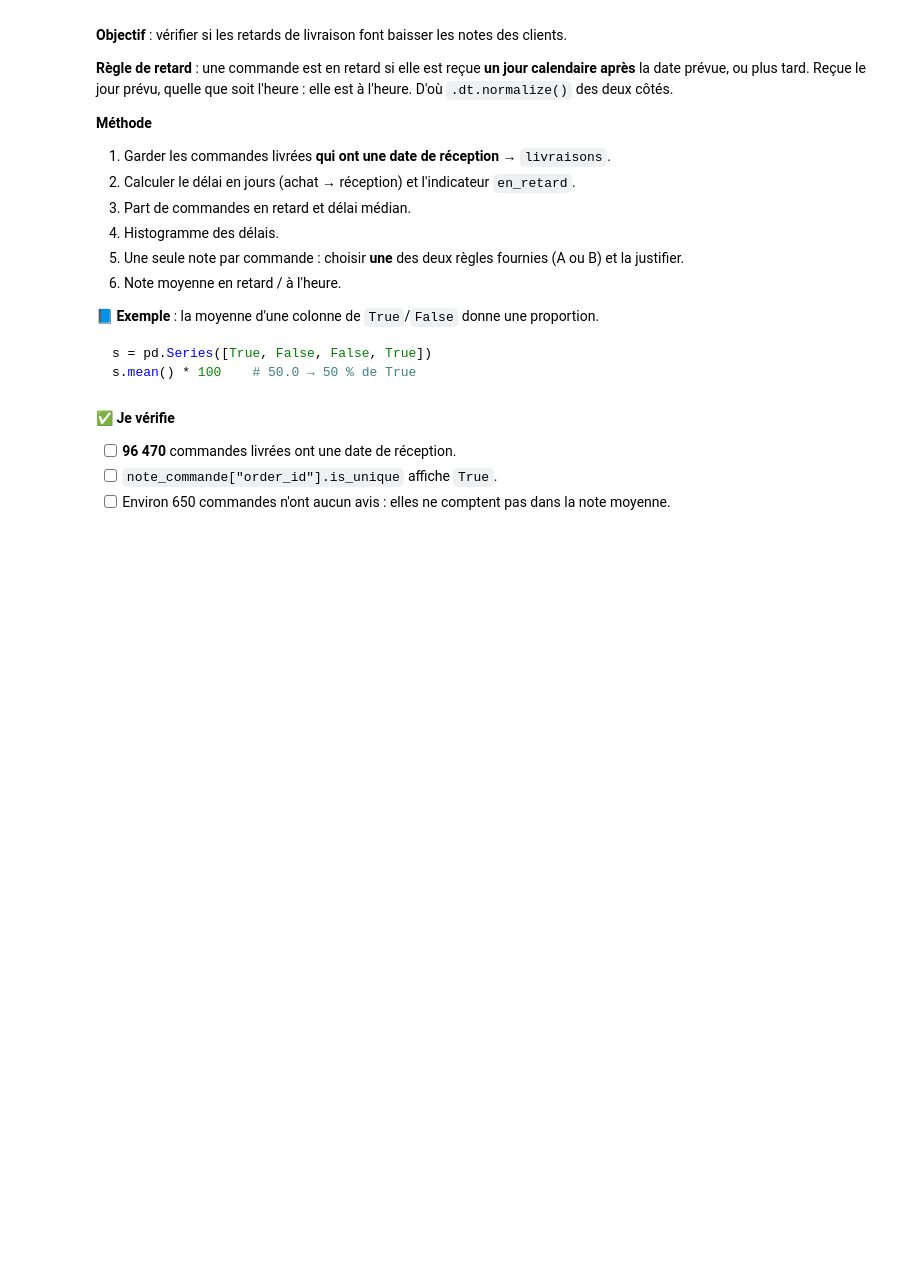
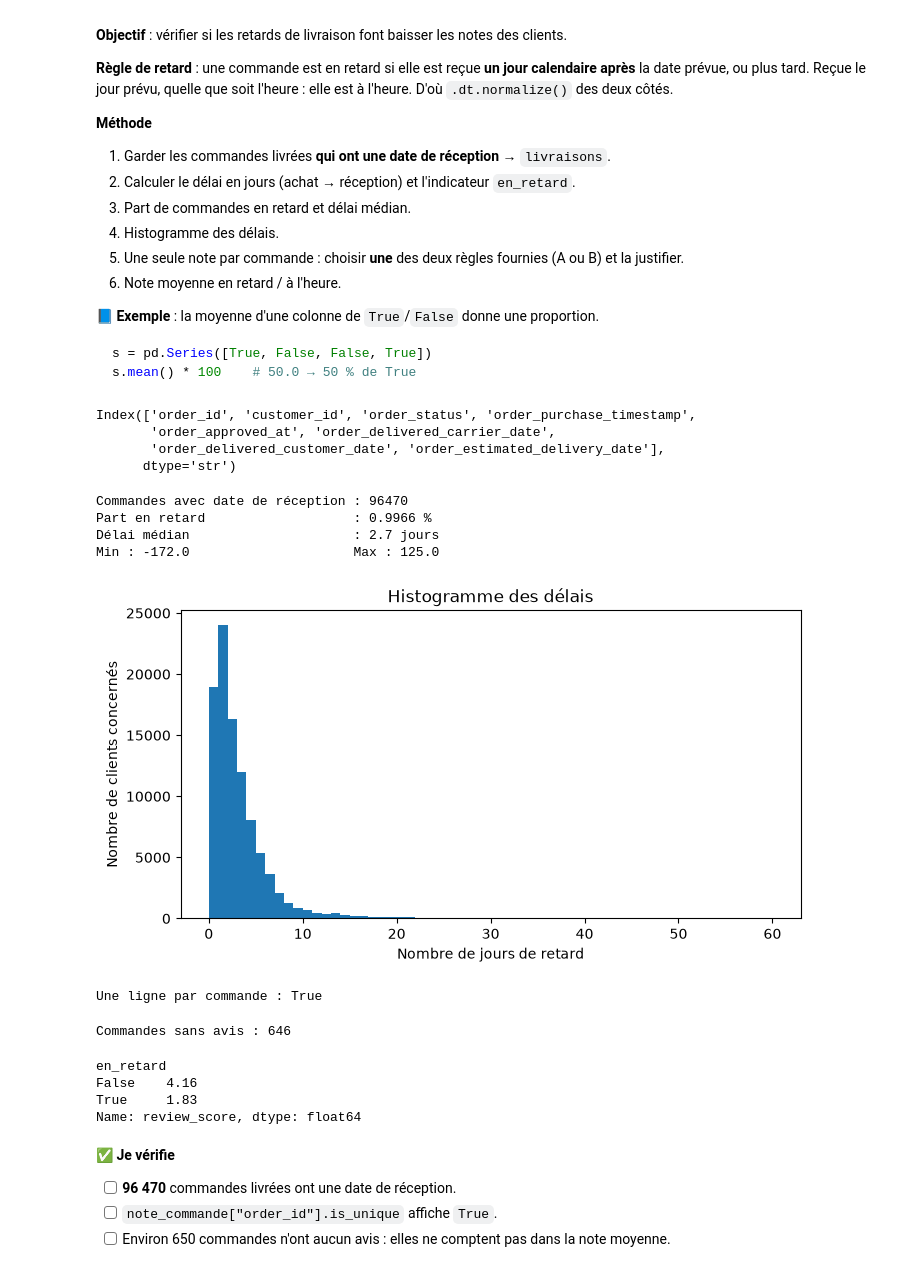
Before and after one commit to Franck-LF/Olist, a Jupyter notebook: 3_adapter_pandas_olist.ipynb, the cells around one changed output. Drawn from its saved outputs; the diff is of its cells as text; code cells hidden in the pictures; blank space fills up the shorter version.

````diff
--- a/3_adapter_pandas_olist.ipynb
+++ b/3_adapter_pandas_olist.ipynb
@@ -403,44 +666,74 @@ etats.head(10)
 s = pd.Series([True, False, False, True])
 s.mean() * 100    # 50.0 → 50 % de True
 ```
+# %%
+livrees.columns
+# %% [output]
+Index(['order_id', 'customer_id', 'order_status', 'order_purchase_timestamp',
+       'order_approved_at', 'order_delivered_carrier_date',
+       'order_delivered_customer_date', 'order_estimated_delivery_date'],
+      dtype='str')
 # %%
 # 5.1 — Délai et retard
-livraisons = livrees.dropna(subset=[...]).copy()
-livraisons["delai_jours"] = (... - ...).dt.days
-livraisons["en_retard"] = (livraisons["order_delivered_customer_date"].dt.normalize()
-                           > ...)
+# livraisons = livrees.dropna(subset=[...]).copy()
+# livraisons["delai_jours"] = (... - ...).dt.days
+# livraisons["en_retard"] = (livraisons["order_delivered_customer_date"].dt.normalize()
+#                            > ...)
+
+livraisons = livrees.dropna(subset=["order_delivered_customer_date"]).copy()
+livraisons["delai_jours"] = (livrees["order_delivered_carrier_date"] - livrees["order_purchase_timestamp"]).dt.days
+livraisons["en_retard"] = (livraisons["order_delivered_carrier_date"].dt.normalize()
+                           > livraisons["order_estimated_delivery_date"].dt.normalize())
 
 print("Commandes avec date de réception :", len(livraisons))
-print("Part en retard                   :", ..., "%")
-print("Délai médian                     :", ..., "jours")
+print(f"Part en retard                   : {(len(livraisons) - livraisons["en_retard"].sum()) / len(livraisons):.4f} %")
+print(f"Délai médian                     : {livraisons["delai_jours"].mean():.1f} jours")
+
+print(f'Min : {livraisons["delai_jours"].min()} \t\t\t Max : {livraisons["delai_jours"].max()}')
+# %% [output]
+Commandes avec date de réception : 96470
+Part en retard                   : 0.9966 %
+Délai médian                     : 2.7 jours
+Min : -172.0                     Max : 125.0
 # %%
 # 5.2 — Histogramme des délais (C4.2)
 # Objectif du graphique (C16) : …
 fig, ax = plt.subplots(figsize=(8, 4))
 ax.hist(livraisons["delai_jours"], bins=range(0, 61))
-ax.set_title(...)
-ax.set_xlabel(...)
-ax.set_ylabel(...)
+ax.set_title("Histogramme des délais")
+ax.set_xlabel("Nombre de jours de retard")
+ax.set_ylabel("Nombre de clients concernés")
 plt.show()
+# %% [output]
+[figure, added]
 # %%
 # 5.3 — Une seule note par commande : garde UNE des deux règles
 
 # Règle A — le dernier avis rédigé
 avis["review_answer_timestamp"] = pd.to_datetime(avis["review_answer_timestamp"])
-note_commande = (avis.sort_values("review_answer_timestamp")
-                     .drop_duplicates(subset=["order_id"], keep=...)
-                     [["order_id", "review_score"]])
+# note_commande = (avis.sort_values("review_answer_timestamp")
+#                      .drop_duplicates(subset=["order_id"], keep='first')
+#                      [["order_id", "review_score"]])
 
 # Règle B — la moyenne des avis de la commande (décommente pour l'utiliser)
-# note_commande = avis.groupby("order_id", as_index=False)["review_score"].mean()
+note_commande = avis.groupby("order_id", as_index=False)["review_score"].mean()
 
 print("Une ligne par commande :", note_commande["order_id"].is_unique)
+# note_commande
+# %% [output]
+Une ligne par commande : True
 # %%
 # 5.4 — Note moyenne selon le retard
-livraisons_notes = livraisons.merge(note_commande, on="order_id", how="left", validate=...)
+livraisons_notes = livraisons.merge(note_commande, on="order_id", how="left", validate="one_to_one")
 print("Commandes sans avis :", livraisons_notes["review_score"].isna().sum())
 
 livraisons_notes.groupby("en_retard")["review_score"].mean().round(2)
+# %% [output]
+Commandes sans avis : 646
+en_retard
+False    4.16
+True     1.83
+Name: review_score, dtype: float64
 # %% [markdown]
 ✅ **Je vérifie**
 - [ ] **96 470** commandes livrées ont une date de réception.
````
Also changed, not shown: parts of 31 cells of this notebook.
